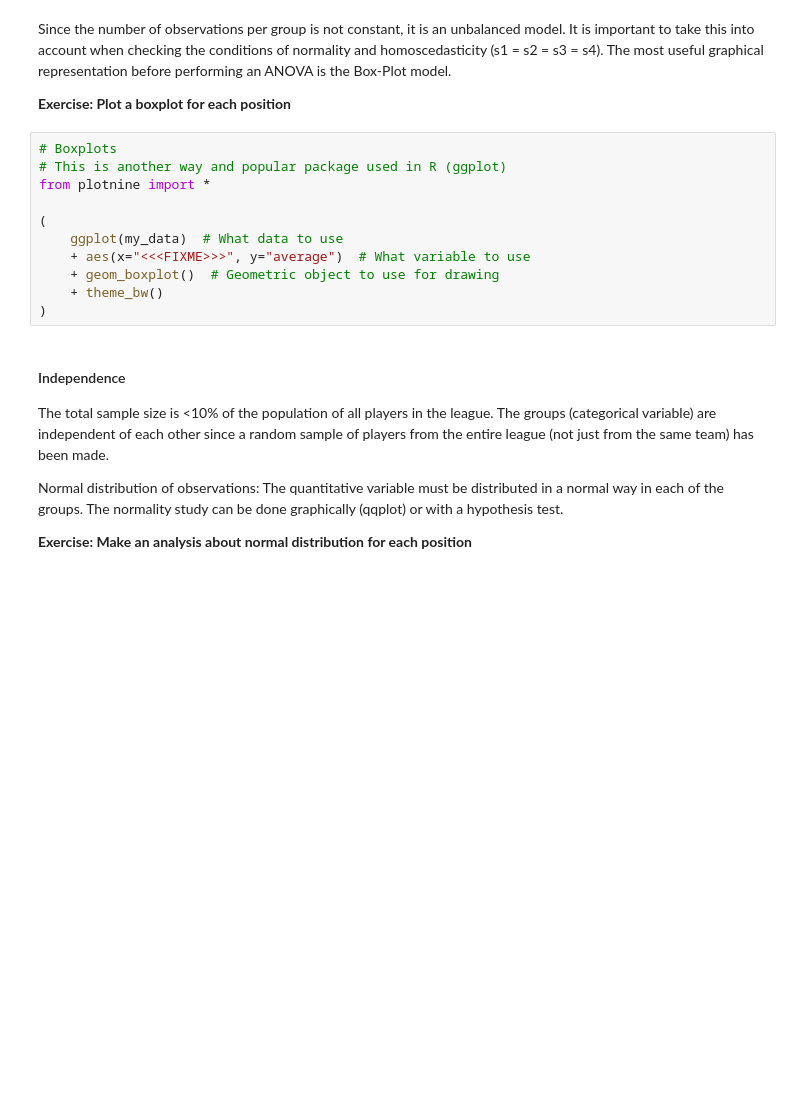
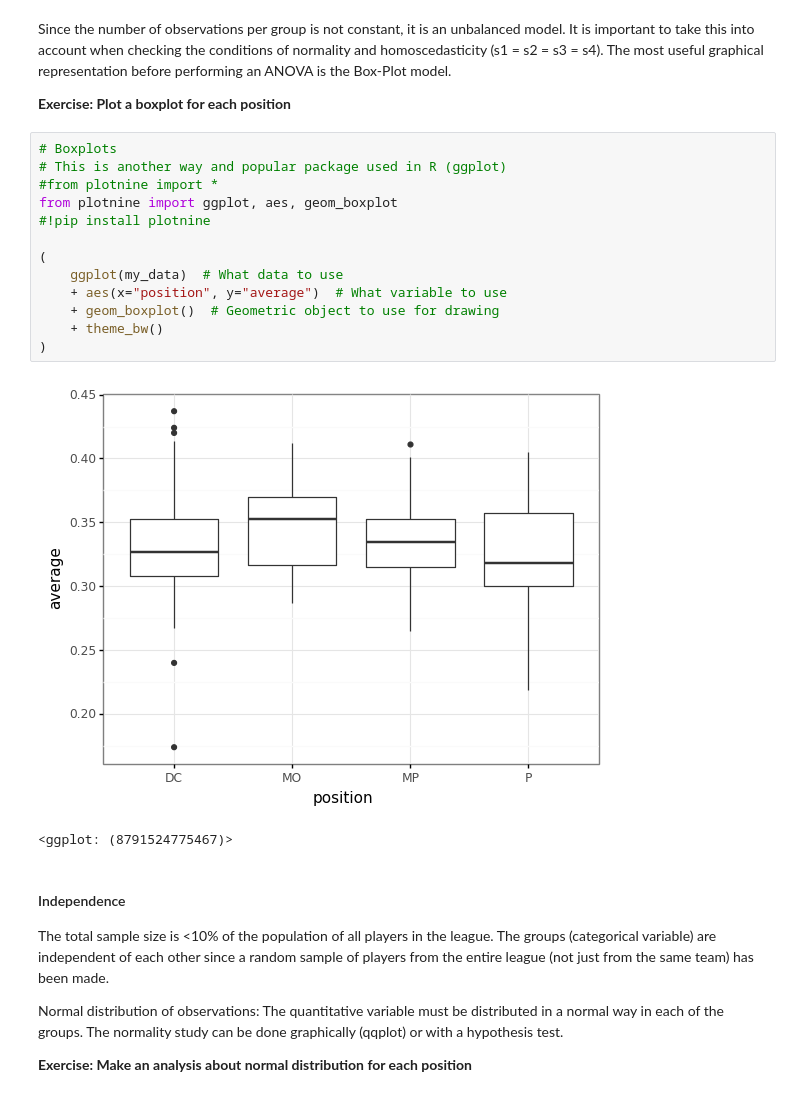
Before and after one commit to xalejandrow/hypothesis-testing-exercises-project-with-python, a Jupyter notebook: notebook/problems.ipynb, the cells around one changed output. Cells and saved outputs as stored; diff of their text form; blank space fills up the shorter version.

```diff
--- a/notebook/problems.ipynb
+++ b/notebook/problems.ipynb
@@ -40,14 +123,19 @@ Since the number of observations per group is not constant, it is an unbalanced
 # %%
 # Boxplots
 # This is another way and popular package used in R (ggplot)
-from plotnine import *
+#from plotnine import *
+from plotnine import ggplot, aes, geom_boxplot
+#!pip install plotnine
 
 (
     ggplot(my_data)  # What data to use
-    + aes(x="<<<FIXME>>>", y="average")  # What variable to use
+    + aes(x="position", y="average")  # What variable to use
     + geom_boxplot()  # Geometric object to use for drawing
     + theme_bw()
 )
+# %% [output]
+[figure, added]
+<ggplot: (8791524775467)>
 # %% [markdown]
 #### Independence
 
```
Also changed, not shown: parts of 10 cells of this notebook.
